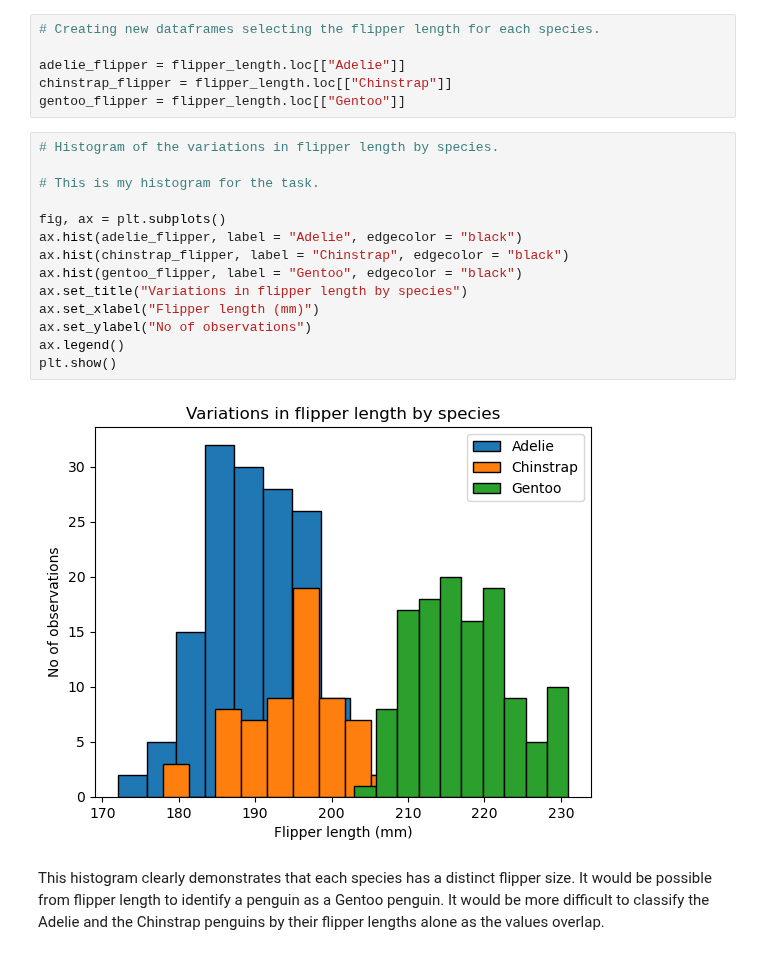
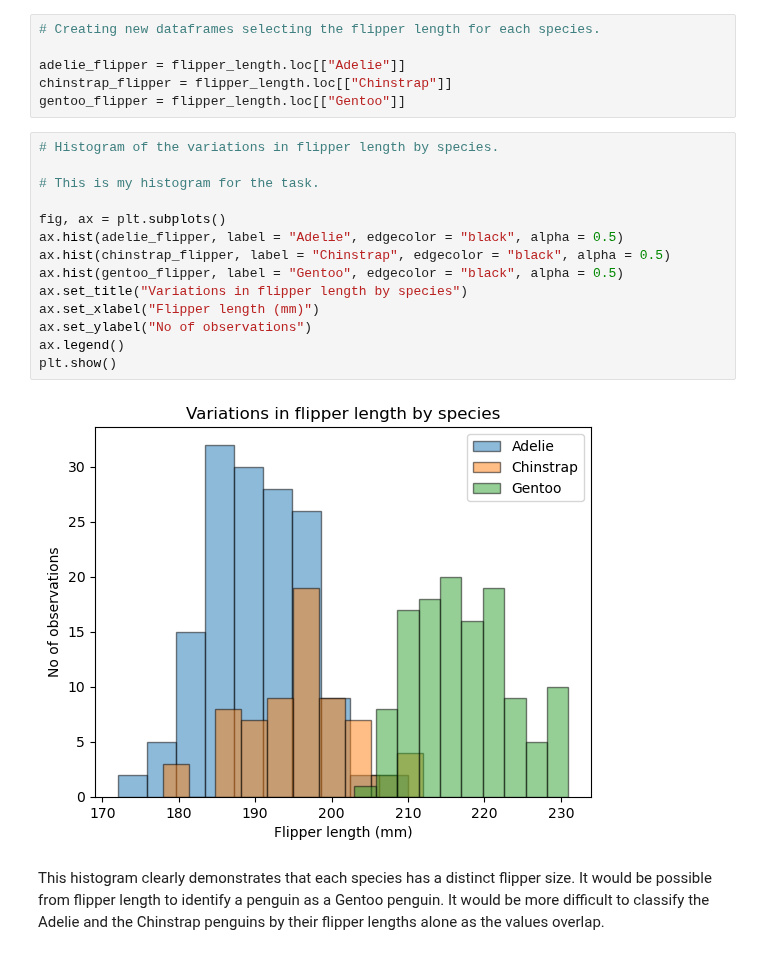
Before and after one commit to IreneKilgannon/DataAnalytics, a Jupyter notebook: penguins.ipynb, the cells around one changed output. Saved outputs shown, nothing was run; the diff lists cells and outputs as text.

Commit message:
adjusted the transparency of the histogram

```diff
--- a/penguins.ipynb
+++ b/penguins.ipynb
@@ -312,19 +312,19 @@ gentoo_flipper = flipper_length.loc[["Gentoo"]]
 # %%
 # Histogram of the variations in flipper length by species.
 
 # This is my histogram for the task.
 
 fig, ax = plt.subplots()
-ax.hist(adelie_flipper, label = "Adelie", edgecolor = "black")
-ax.hist(chinstrap_flipper, label = "Chinstrap", edgecolor = "black")
-ax.hist(gentoo_flipper, label = "Gentoo", edgecolor = "black")
+ax.hist(adelie_flipper, label = "Adelie", edgecolor = "black", alpha = 0.5)
+ax.hist(chinstrap_flipper, label = "Chinstrap", edgecolor = "black", alpha = 0.5)
+ax.hist(gentoo_flipper, label = "Gentoo", edgecolor = "black", alpha = 0.5)
 ax.set_title("Variations in flipper length by species")
 ax.set_xlabel("Flipper length (mm)")
 ax.set_ylabel("No of observations")
 ax.legend()
 plt.show()
 # %% [output]
-[figure, old version]
+[figure, new version]
 # %% [markdown]
 This histogram clearly demonstrates that each species has a distinct flipper size. It would be possible from flipper length to identify a penguin as a Gentoo penguin. It would be more difficult to classify the Adelie and the Chinstrap penguins by their flipper lengths alone as the values overlap.
 # %% [markdown]
```
